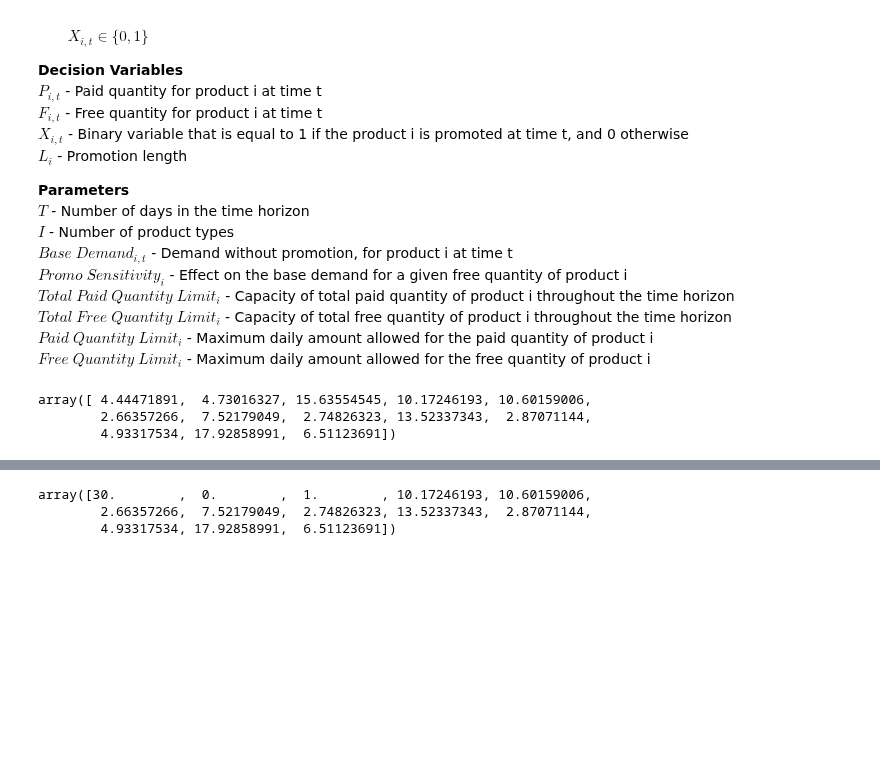
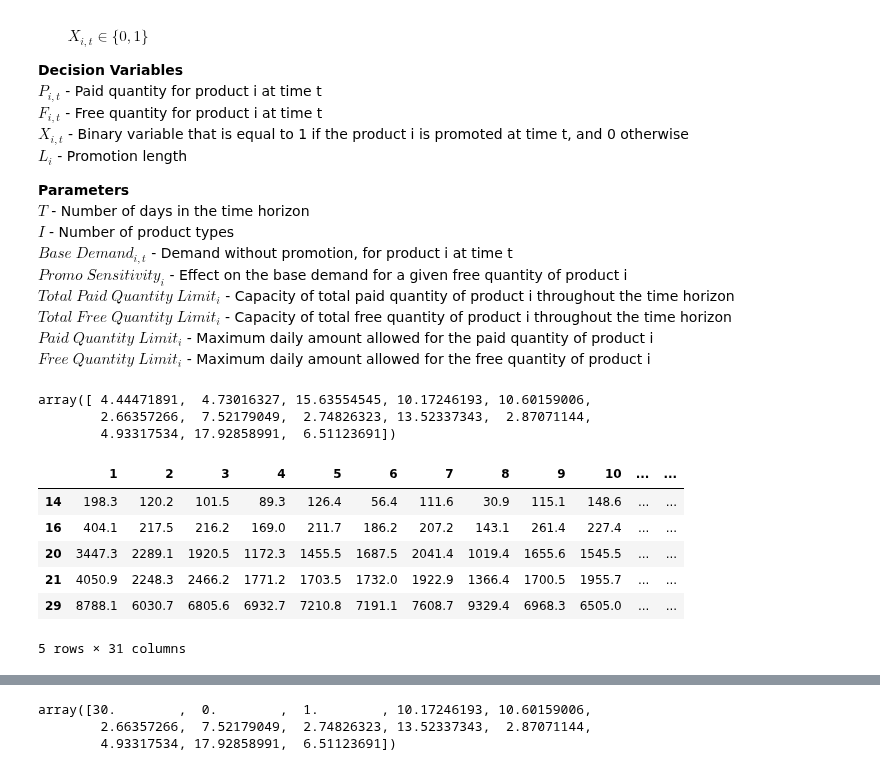
Before and after one commit to ayigitdogan/PharmaProject, a Jupyter notebook: IE492 - Pharma Project.ipynb, the cells around one changed output, grey strips where cells are left out. Cells and saved outputs as stored; diff of their text form; code cells hidden in the pictures; blank space fills up the shorter version.

```diff
--- a/IE492 - Pharma Project.ipynb
+++ b/IE492 - Pharma Project.ipynb
@@ -679,3 +686,15 @@ Promo_Sensitivity
 array([ 4.44471891,  4.73016327, 15.63554545, 10.17246193, 10.60159006,
         2.66357266,  7.52179049,  2.74826323, 13.52337343,  2.87071144,
         4.93317534, 17.92858991,  6.51123691])
+# %%
+bd_to_print = round((coeff.drop("FreeQty", axis=1)), 1)
+bd_to_print.columns = np.arange(1,32)
+bd_to_print.head()
+# %% [output]
+|  | 1 | 2 | 3 | 4 | 5 | 6 | 7 | 8 | 9 | 10 | ... | ... |
+| 14 | 198.3 | 120.2 | 101.5 | 89.3 | 126.4 | 56.4 | 111.6 | 30.9 | 115.1 | 148.6 | ... | ... |
+| 16 | 404.1 | 217.5 | 216.2 | 169.0 | 211.7 | 186.2 | 207.2 | 143.1 | 261.4 | 227.4 | ... | ... |
+| 20 | 3447.3 | 2289.1 | 1920.5 | 1172.3 | 1455.5 | 1687.5 | 2041.4 | 1019.4 | 1655.6 | 1545.5 | ... | ... |
+| 21 | 4050.9 | 2248.3 | 2466.2 | 1771.2 | 1703.5 | 1732.0 | 1922.9 | 1366.4 | 1700.5 | 1955.7 | ... | ... |
+| 29 | 8788.1 | 6030.7 | 6805.6 | 6932.7 | 7210.8 | 7191.1 | 7608.7 | 9329.4 | 6968.3 | 6505.0 | ... | ... |
+5 rows × 31 columns
```
Also changed, not shown: parts of 2 cells of this notebook.
